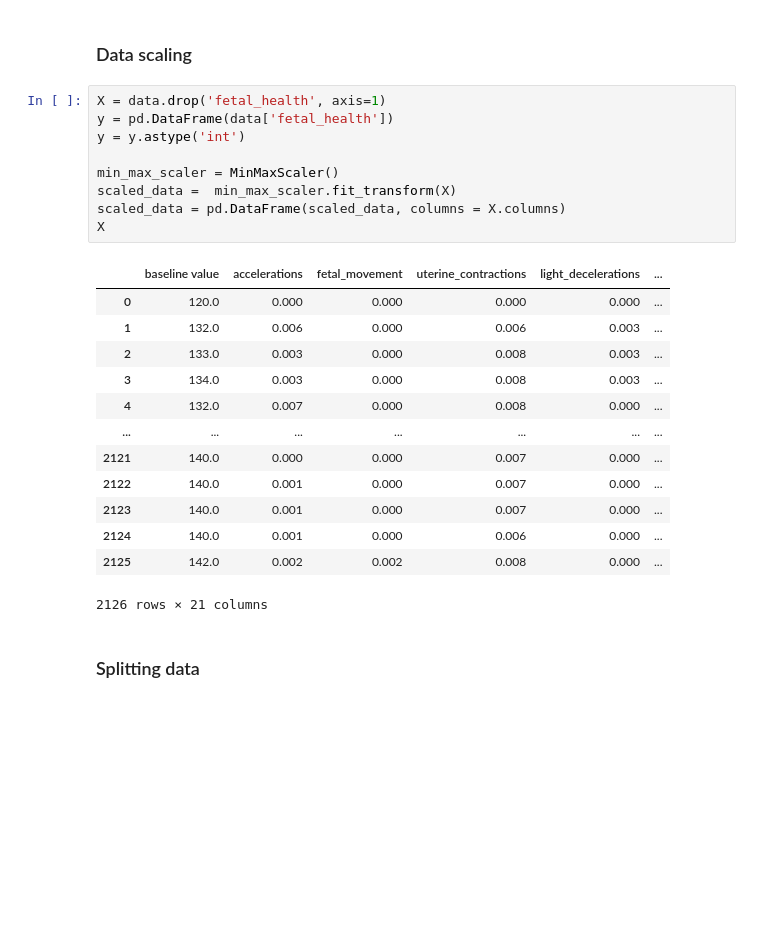
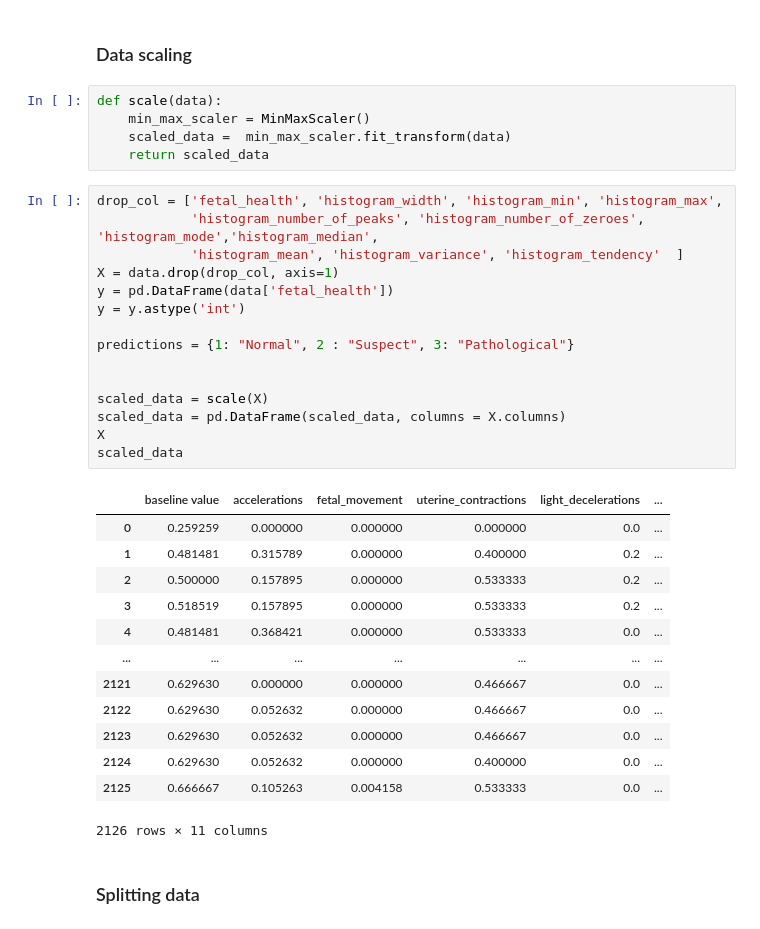
Before and after one commit to hadimir22/fetus-health-classifier, a Jupyter notebook: fetus-health.ipynb, the cells around one changed output. Saved outputs shown, nothing was run; the diff lists cells and outputs as text; blank space fills up the shorter version.

```diff
--- a/fetus-health.ipynb
+++ b/fetus-health.ipynb
@@ -52,29 +54,40 @@ data.head()
 # print(data.isnull().sum())
 # %% [markdown]
 ### Data scaling
+# %%
+def scale(data):
+    min_max_scaler = MinMaxScaler()
+    scaled_data =  min_max_scaler.fit_transform(data)
+    return scaled_data
 # %%
-X = data.drop('fetal_health', axis=1)
+drop_col = ['fetal_health', 'histogram_width', 'histogram_min', 'histogram_max',
+            'histogram_number_of_peaks', 'histogram_number_of_zeroes', 'histogram_mode','histogram_median',
+            'histogram_mean', 'histogram_variance', 'histogram_tendency'  ]
+X = data.drop(drop_col, axis=1)
 y = pd.DataFrame(data['fetal_health'])
 y = y.astype('int')
 
-min_max_scaler = MinMaxScaler()
-scaled_data =  min_max_scaler.fit_transform(X)
+predictions = {1: "Normal", 2 : "Suspect", 3: "Pathological"}
+
+
+scaled_data = scale(X)
 scaled_data = pd.DataFrame(scaled_data, columns = X.columns)
 X
+scaled_data
 # %% [output]
 |  | baseline value | accelerations | fetal_movement | uterine_contractions | light_decelerations | ... |
-| 0 | 120.0 | 0.000 | 0.000 | 0.000 | 0.000 | ... |
-| 1 | 132.0 | 0.006 | 0.000 | 0.006 | 0.003 | ... |
-| 2 | 133.0 | 0.003 | 0.000 | 0.008 | 0.003 | ... |
-| 3 | 134.0 | 0.003 | 0.000 | 0.008 | 0.003 | ... |
-| 4 | 132.0 | 0.007 | 0.000 | 0.008 | 0.000 | ... |
+| 0 | 0.259259 | 0.000000 | 0.000000 | 0.000000 | 0.0 | ... |
+| 1 | 0.481481 | 0.315789 | 0.000000 | 0.400000 | 0.2 | ... |
+| 2 | 0.500000 | 0.157895 | 0.000000 | 0.533333 | 0.2 | ... |
+| 3 | 0.518519 | 0.157895 | 0.000000 | 0.533333 | 0.2 | ... |
+| 4 | 0.481481 | 0.368421 | 0.000000 | 0.533333 | 0.0 | ... |
 | ... | ... | ... | ... | ... | ... | ... |
-| 2121 | 140.0 | 0.000 | 0.000 | 0.007 | 0.000 | ... |
-| 2122 | 140.0 | 0.001 | 0.000 | 0.007 | 0.000 | ... |
-| 2123 | 140.0 | 0.001 | 0.000 | 0.007 | 0.000 | ... |
-| 2124 | 140.0 | 0.001 | 0.000 | 0.006 | 0.000 | ... |
-| 2125 | 142.0 | 0.002 | 0.002 | 0.008 | 0.000 | ... |
+| 2121 | 0.629630 | 0.000000 | 0.000000 | 0.466667 | 0.0 | ... |
+| 2122 | 0.629630 | 0.052632 | 0.000000 | 0.466667 | 0.0 | ... |
+| 2123 | 0.629630 | 0.052632 | 0.000000 | 0.466667 | 0.0 | ... |
+| 2124 | 0.629630 | 0.052632 | 0.000000 | 0.400000 | 0.0 | ... |
+| 2125 | 0.666667 | 0.105263 | 0.004158 | 0.533333 | 0.0 | ... |
-2126 rows × 21 columns
+2126 rows × 11 columns
 # %% [markdown]
 ### Splitting data
 # %%
```
Also changed, not shown: parts of 10 cells of this notebook.
